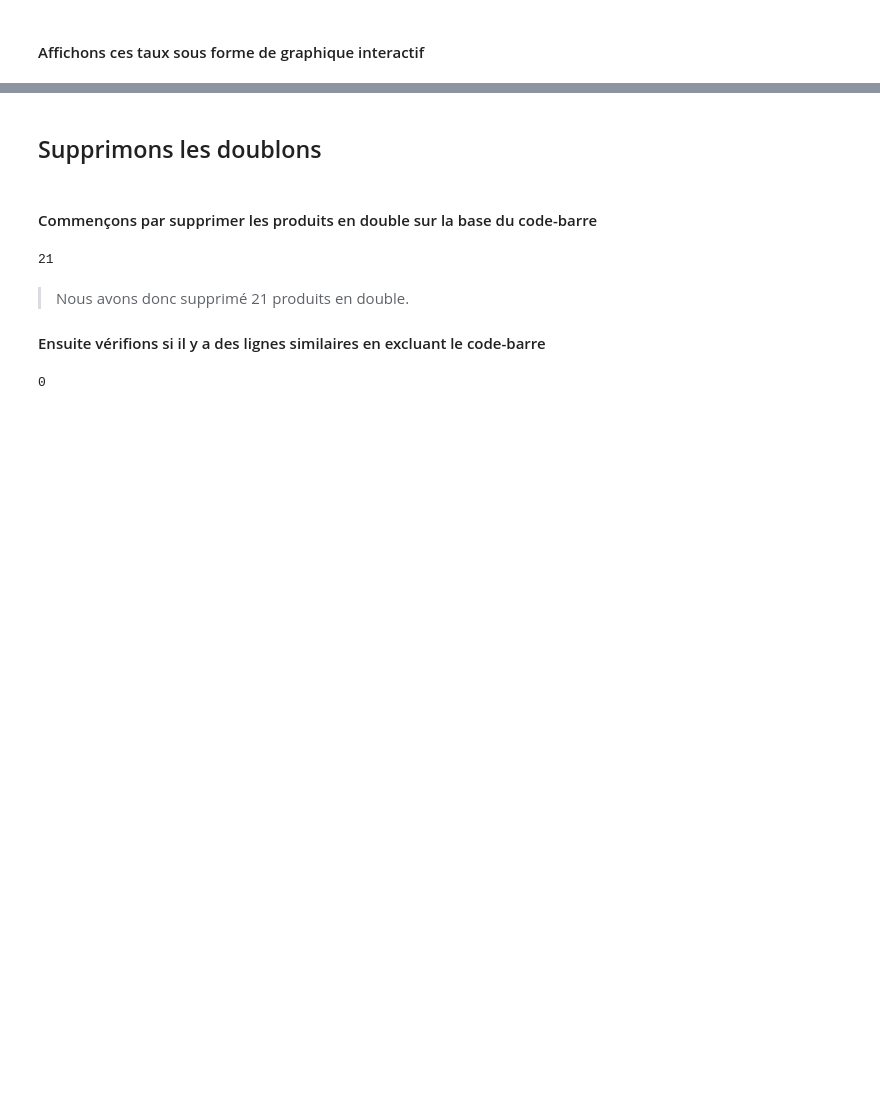
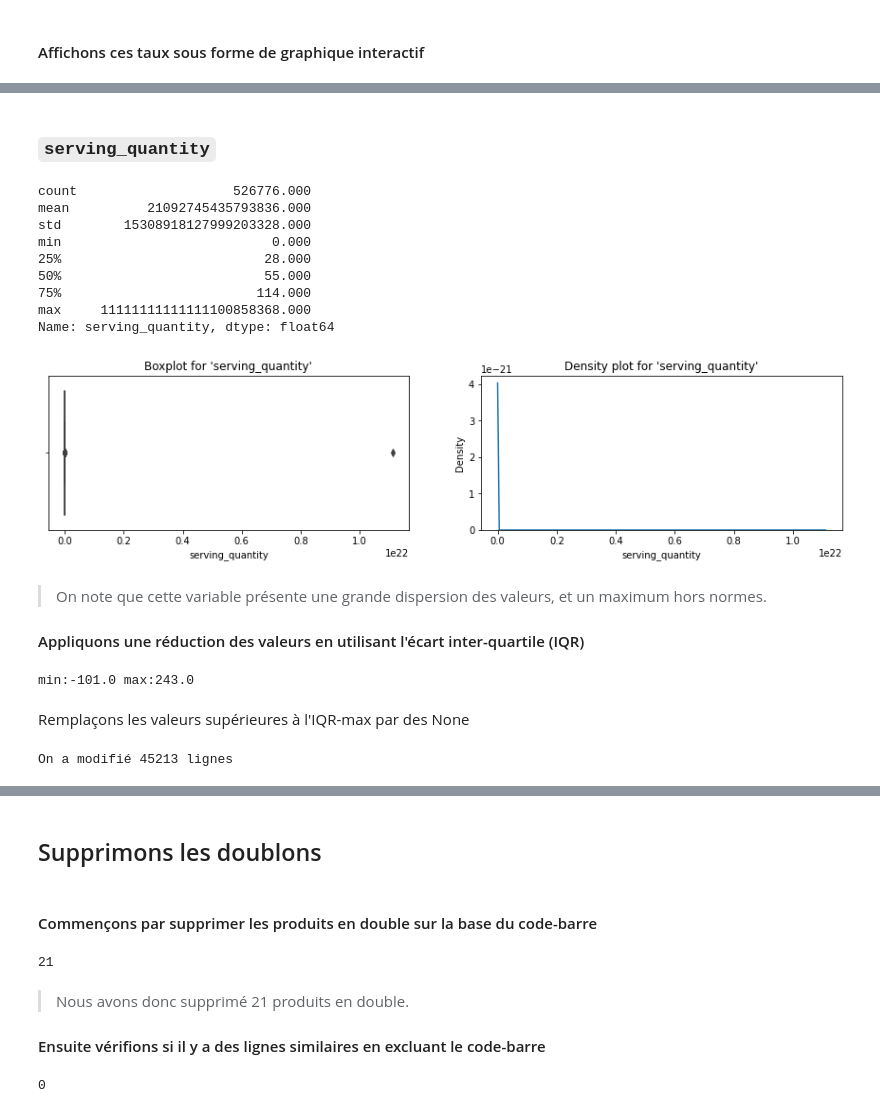
Before and after one commit to Valkea/OC_AI_03, a Jupyter notebook: Cleaning_02.ipynb, the cells around one changed output, grey strips where cells are left out. Saved outputs shown, nothing was run; the diff lists cells and outputs as text; code cells hidden in the pictures; blank space fills up the shorter version.

Commit message:
feature: started the univariate analysis for numeric variables

```diff
--- a/Cleaning_02.ipynb
+++ b/Cleaning_02.ipynb
@@ -162,0 +231,20 @@ fig.show()
+# %%
+# Définissons une fonction permettant d'explorer rapidement les colonnes numériques
+
+def explore_quantitative(data, col_name):
+    dt = data[col_name]
+    print(dt.describe())
+
+    #fig = px.box(dt, width=500, height=250)
+    #fig.show()
+
+    fig = plt.figure(figsize =(15, 3))
+
+
+    ax = plt.subplot(1, 2, 1)
+    sns.boxplot(x=dt[dt.notnull()])
+    plt.title(f"Boxplot for '{col_name}'")
+
+    ax = plt.subplot(1, 2, 2)
+    sns.kdeplot(dt)
+    plt.title(f"Density plot for '{col_name}'")
@@ -162,0 +283,31 @@ fig.show()
+# %%
+data_clean = data.copy()
+# %% [markdown]
+### `serving_quantity`
+# %%
+explore_quantitative(data_clean, 'serving_quantity')
+# %% [output]
+count                    526776.000
+mean          21092745435793836.000
+std        15308918127999203328.000
+min                           0.000
+25%                          28.000
+50%                          55.000
+75%                         114.000
+max     11111111111111100858368.000
+Name: serving_quantity, dtype: float64
+[figure, added]
+# %% [markdown]
+> On note que cette variable présente une grande dispersion des valeurs, et un maximum hors normes.
+
+#### Appliquons une réduction des valeurs en utilisant l'écart inter-quartile (IQR)
+# %%
+min_v, max_v = find_IQR_min_max(data_clean, 'serving_quantity')
+# %% [output]
+min:-101.0 max:243.0
+# %% [markdown]
+Remplaçons les valeurs supérieures à l'IQR-max par des None
+# %%
+data_tmp = clip_column_values(data_clean, 'serving_quantity', max_v=max_v, max_new=None)
+# %% [output]
+On a modifié 45213 lignes
```
Also changed, not shown: parts of 89 cells of this notebook.
